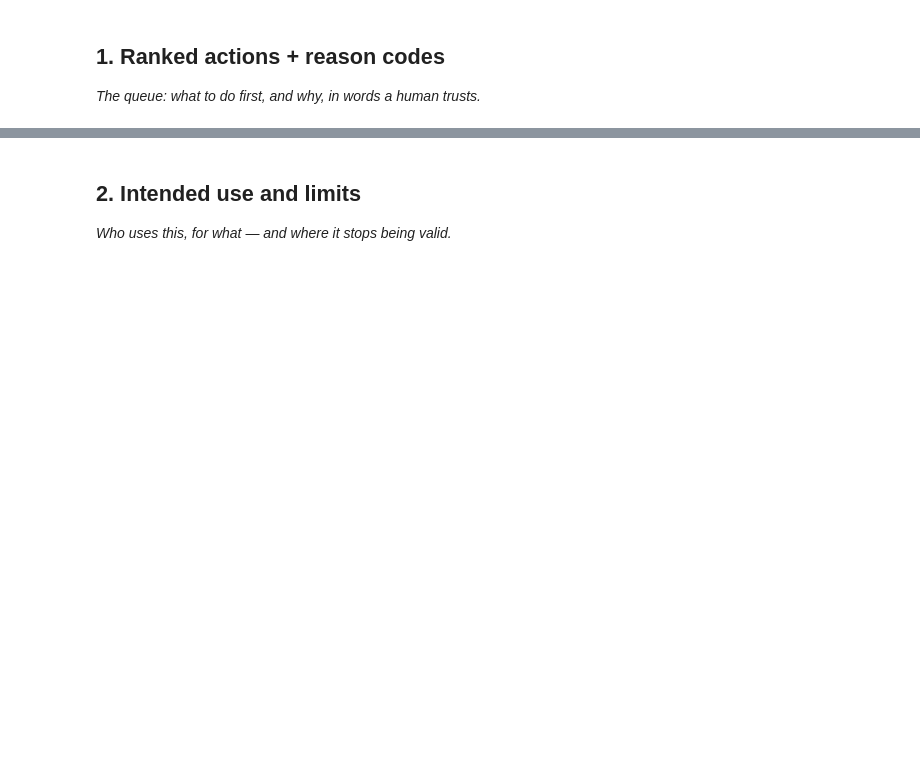
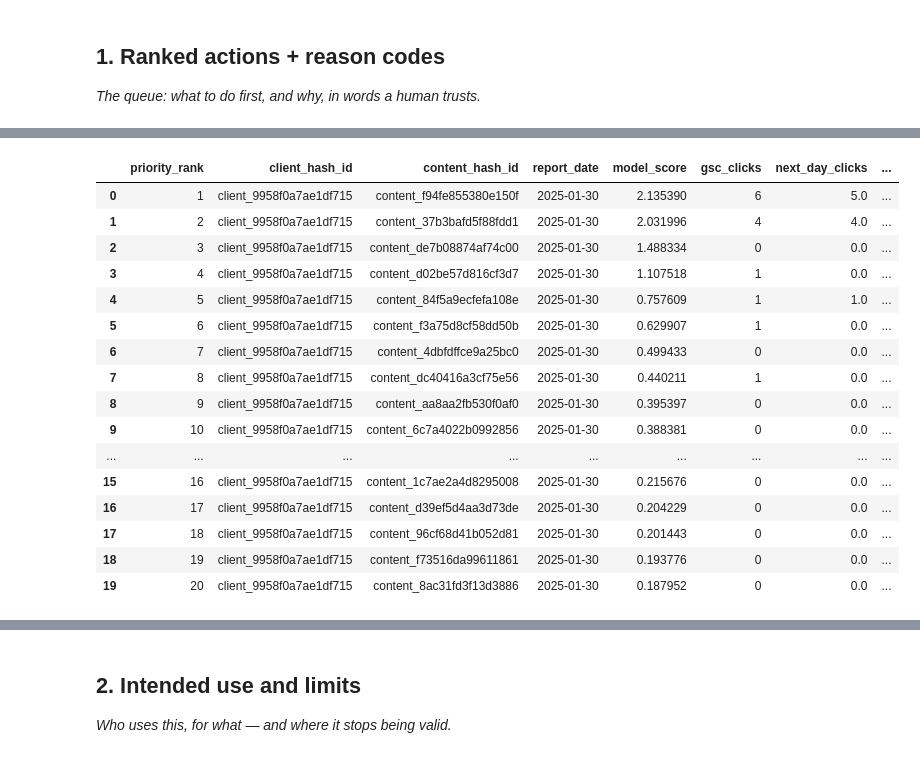
Before and after one commit to Shrishagk/My_flyrank, a Jupyter notebook: work/notebooks/w07_action_playbook.ipynb, the cells around one changed output, grey strips where cells are left out. Cells and saved outputs as stored; diff of their text form; code cells hidden in the pictures; blank space fills up the shorter version.

```diff
--- a/work/notebooks/w07_action_playbook.ipynb
+++ b/work/notebooks/w07_action_playbook.ipynb
@@ -15,0 +219,11 @@ This skeleton is yours to fill. Work the sections **in order** — each one has
+# %%
+def make_model():
+    return RandomForestRegressor(
+        n_estimators=300,
+        max_depth=6,
+        min_samples_leaf=5,
+        random_state=42,
+        n_jobs=-1
+    )
+
+print(make_model())
@@ -15,0 +469,5 @@ This skeleton is yours to fill. Work the sections **in order** — each one has
+# %%
+eval_data["model_score"] = time_pred
+
+assert len(eval_data) == len(time_pred)
+assert eval_data["model_score"].notna().all()
@@ -15,0 +520,70 @@ This skeleton is yours to fill. Work the sections **in order** — each one has
+# %%
+# ML-10 — Section 1: Build ranked action queue
+
+queue = eval_data.copy()
+
+queue["reason_codes"] = ""
+
+def add_reason(row):
+    reasons = []
+
+    if (
+        pd.notna(row["previous_day_clicks"])
+        and row["gsc_clicks"] < row["previous_day_clicks"]
+    ):
+        reasons.append("TREND_DOWN")
+
+    if row["ctr"] <= ctr_threshold:
+        reasons.append("LOW_CTR")
+
+    if row["gsc_avg_position"] >= position_threshold:
+        reasons.append("WEAK_POSITION")
+
+    return "|".join(reasons) if reasons else "MODEL_PRIORITY"
+
+queue["reason_codes"] = queue.apply(add_reason, axis=1)
+
+queue["recommended_action"] = "REVIEW"
+
+queue = queue.sort_values(
+    "model_score",
+    ascending=False
+).reset_index(drop=True)
+
+queue["priority_rank"] = np.arange(1, len(queue) + 1)
+
+action_queue = queue[
+    [
+        "priority_rank",
+        "client_hash_id",
+        "content_hash_id",
+        "report_date",
+        "model_score",
+        "gsc_clicks",
+        "next_day_clicks",
+        "ctr",
+        "gsc_avg_position",
+        "reason_codes",
+        "recommended_action",
+    ]
+].copy()
+
+display(action_queue.head(20))
+# %% [output]
+|  | priority_rank | client_hash_id | content_hash_id | report_date | model_score | gsc_clicks | next_day_clicks | ... |
+| 0 | 1 | client_9958f0a7ae1df715 | content_f94fe855380e150f | 2025-01-30 | 2.135390 | 6 | 5.0 | ... |
+| 1 | 2 | client_9958f0a7ae1df715 | content_37b3bafd5f88fdd1 | 2025-01-30 | 2.031996 | 4 | 4.0 | ... |
+| 2 | 3 | client_9958f0a7ae1df715 | content_de7b08874af74c00 | 2025-01-30 | 1.488334 | 0 | 0.0 | ... |
+| 3 | 4 | client_9958f0a7ae1df715 | content_d02be57d816cf3d7 | 2025-01-30 | 1.107518 | 1 | 0.0 | ... |
+| 4 | 5 | client_9958f0a7ae1df715 | content_84f5a9ecfefa108e | 2025-01-30 | 0.757609 | 1 | 1.0 | ... |
+| 5 | 6 | client_9958f0a7ae1df715 | content_f3a75d8cf58dd50b | 2025-01-30 | 0.629907 | 1 | 0.0 | ... |
+| 6 | 7 | client_9958f0a7ae1df715 | content_4dbfdffce9a25bc0 | 2025-01-30 | 0.499433 | 0 | 0.0 | ... |
+| 7 | 8 | client_9958f0a7ae1df715 | content_dc40416a3cf75e56 | 2025-01-30 | 0.440211 | 1 | 0.0 | ... |
+| 8 | 9 | client_9958f0a7ae1df715 | content_aa8aa2fb530f0af0 | 2025-01-30 | 0.395397 | 0 | 0.0 | ... |
+| 9 | 10 | client_9958f0a7ae1df715 | content_6c7a4022b0992856 | 2025-01-30 | 0.388381 | 0 | 0.0 | ... |
+| ... | ... | ... | ... | ... | ... | ... | ... | ... |
+| 15 | 16 | client_9958f0a7ae1df715 | content_1c7ae2a4d8295008 | 2025-01-30 | 0.215676 | 0 | 0.0 | ... |
+| 16 | 17 | client_9958f0a7ae1df715 | content_d39ef5d4aa3d73de | 2025-01-30 | 0.204229 | 0 | 0.0 | ... |
+| 17 | 18 | client_9958f0a7ae1df715 | content_96cf68d41b052d81 | 2025-01-30 | 0.201443 | 0 | 0.0 | ... |
+| 18 | 19 | client_9958f0a7ae1df715 | content_f73516da99611861 | 2025-01-30 | 0.193776 | 0 | 0.0 | ... |
+| 19 | 20 | client_9958f0a7ae1df715 | content_8ac31fd3f13d3886 | 2025-01-30 | 0.187952 | 0 | 0.0 | ... |
```
Also changed, not shown: parts of 30 cells of this notebook.
